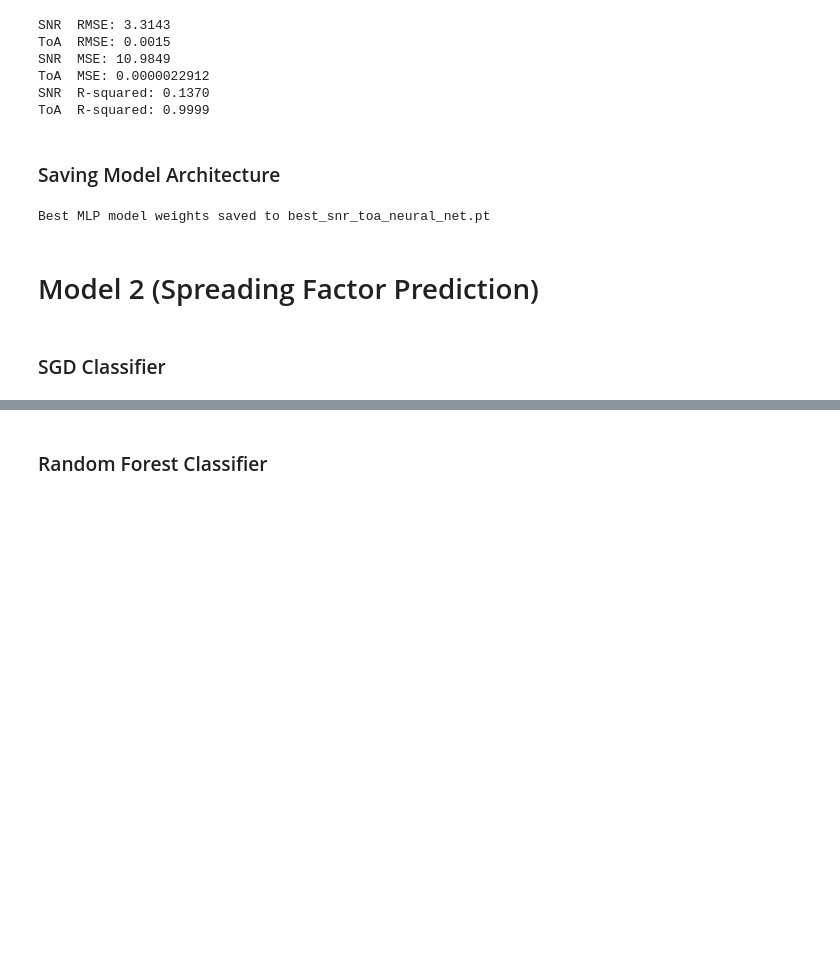
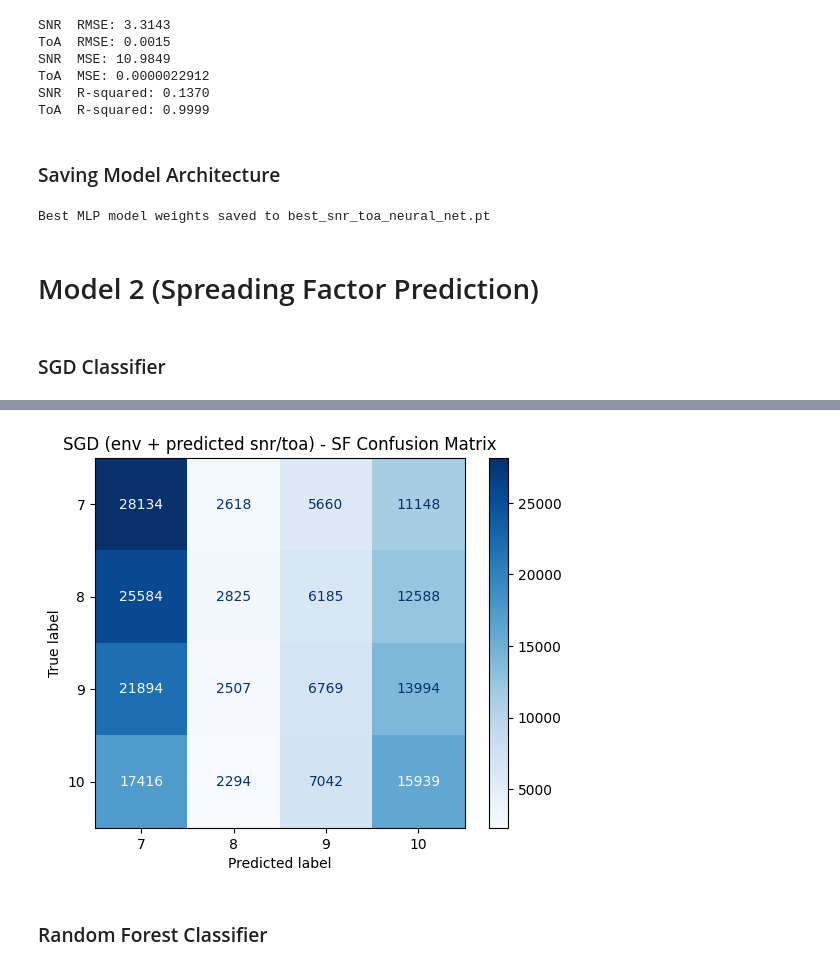
Before and after one commit to JuicyCrab/DPHNN-sf-adr, a Jupyter notebook: final_SF_prediction.ipynb, the cells around one changed output, grey strips where cells are left out. Saved outputs shown, nothing was run; the diff lists cells and outputs as text; code cells hidden in the pictures; blank space fills up the shorter version.

```diff
--- a/final_SF_prediction.ipynb
+++ b/final_SF_prediction.ipynb
@@ -616,0 +584,66 @@ sgd_search = GridSearchCV(pipe, param_grid=sgd_param_grid,  cv=3)
+# %%
+from sklearn.metrics import f1_score, accuracy_score, confusion_matrix, ConfusionMatrixDisplay, classification_report
+
+m2_input_features = ['co2', 'humidity', 'pm25', 'pressure', 'temp', 'sf', 'c_walls', 'w_walls', 'distance']
+m2_base_features = ['co2', 'humidity', 'pm25', 'pressure', 'temp', 'c_walls', 'w_walls', 'distance']
+sf_label_map = np.array([7, 8, 9, 10])
+
+def add_m1_predictions(model, frame, device, batch_size=4096):
+    X_tensor = torch.tensor(frame[m2_input_features].values, dtype=torch.float32, device=device)
+    snr_chunks = []
+    toa_chunks = []
+    model.eval()
+    with torch.no_grad():
+        for start in range(0, len(frame), batch_size):
+            batch_X = X_tensor[start:start + batch_size]
+            snr_pred, toa_pred = model(batch_X)
+            snr_chunks.append(snr_pred.cpu())
+            toa_chunks.append(toa_pred.cpu())
+    output = frame[m2_base_features].copy()
+    output['snr_pred'] = torch.cat(snr_chunks, dim=0).numpy().reshape(-1)
+    output['toa_pred'] = torch.cat(toa_chunks, dim=0).numpy().reshape(-1)
+    return output
+
+def eval_sf_classifier(model, X_eval, y_eval, name):
+    preds = model.predict(X_eval)
+    y_true = sf_label_map[y_eval]
+    y_pred = sf_label_map[preds]
+    acc = accuracy_score(y_eval, preds)
+    macro_f1 = f1_score(y_eval, preds, average='macro')
+    print(f"\n--- {name} ---")
+    print(f"Accuracy: {acc:.4f}")
+    print(f"Macro F1: {macro_f1:.4f}")
+    print(classification_report(y_true, y_pred, digits=4))
+    cm = confusion_matrix(y_true, y_pred, labels=[7, 8, 9, 10])
+    ConfusionMatrixDisplay(confusion_matrix=cm, display_labels=[7, 8, 9, 10]).plot(cmap='Blues', values_format='d')
+    plt.title(f'{name} - SF Confusion Matrix')
+    plt.show()
+    return {'accuracy': acc, 'macro_f1': macro_f1, 'confusion_matrix': cm.tolist()}
+
+X_m2_train_pipe = add_m1_predictions(mlp_snr_toa_model, X_m2_tr, device)
+X_m2_test_pipe = add_m1_predictions(mlp_snr_toa_model, X_m2_test, device)
+
+sgd_param_grid = {
+    'sgdclassifier__loss': ['hinge', 'log_loss'],
+    'sgdclassifier__penalty': ['l1', 'l2', 'elasticnet'],
+    'sgdclassifier__alpha': [0.0001, 0.001, 0.01],
+    'sgdclassifier__max_iter': [1000],
+    'sgdclassifier__learning_rate': ['optimal', 'adaptive'],
+    'sgdclassifier__eta0': [0.01]
+}
+
+sgd_pipe = make_pipeline(
+    StandardScaler(),
+    SGDClassifier(tol=1e-3, early_stopping=True, random_state=42, class_weight='balanced')
+)
+sgd_search = GridSearchCV(sgd_pipe, param_grid=sgd_param_grid, cv=3, n_jobs=None, scoring='f1_macro')
+sgd_search.fit(X_m2_train_pipe[m2_base_features + ['snr_pred', 'toa_pred']], y_sf_tr.cpu().numpy())
+print(f"Best parameters for SGDClassifier: {sgd_search.best_params_}")
+sgd_best_model = sgd_search.best_estimator_
+sgd_metrics = eval_sf_classifier(
+    sgd_best_model,
+    X_m2_test_pipe[m2_base_features + ['snr_pred', 'toa_pred']],
+    y_sf_test.cpu().numpy(),
+    'SGD (env + predicted snr/toa)'
+ )
+# %% [output]
@@ -617,3 +665,4 @@ sgd_search = GridSearchCV(pipe, param_grid=sgd_param_grid,  cv=3)
+[figure, added]
 # %% [markdown]
 ### Random Forest Classifier
 # %%
```
Also changed, not shown: parts of 21 cells of this notebook.
